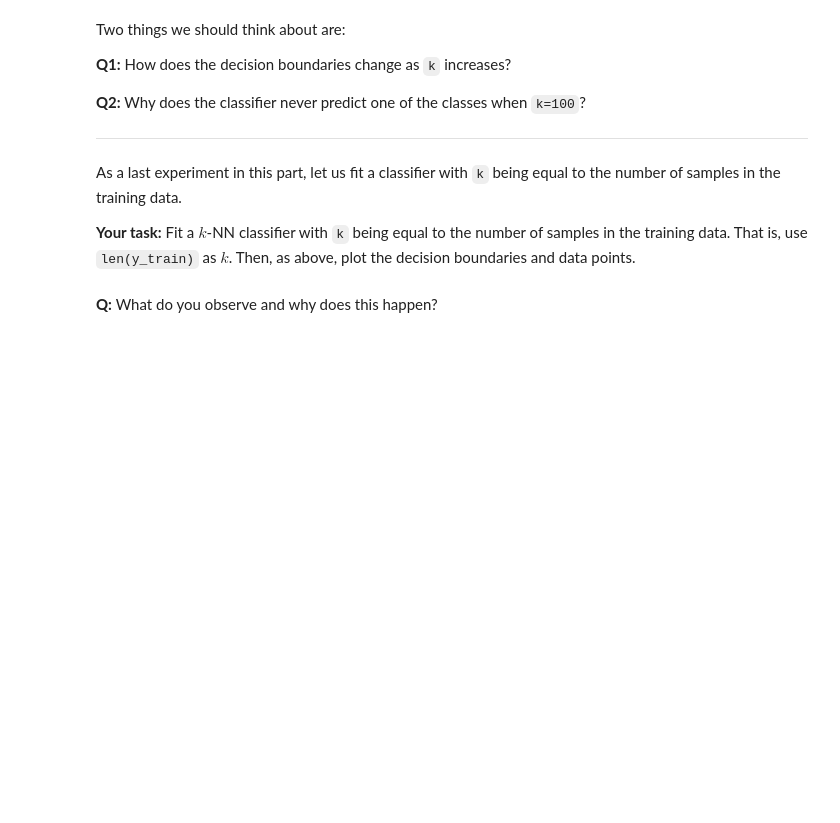
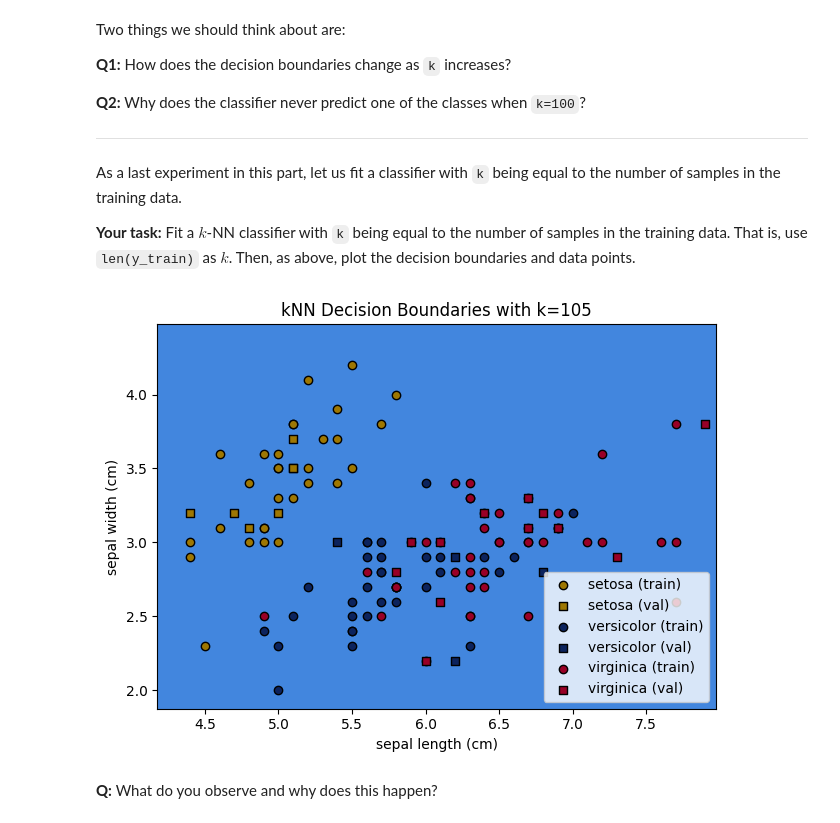
Before and after one commit to vhrollo/3-semester, a Jupyter notebook: INF264/homework/INF264_HW1_2024_Template.ipynb, the cells around one changed output. Saved outputs shown, nothing was run; the diff lists cells and outputs as text; code cells hidden in the pictures; blank space fills up the shorter version.

```diff
--- a/INF264/homework/INF264_HW1_2024_Template.ipynb
+++ b/INF264/homework/INF264_HW1_2024_Template.ipynb
@@ -296,13 +292,16 @@ As a last experiment in this part, let us fit a classifier with `k` being equal
 # %%
 fig, ax = plt.subplots()
 
-k = ... #TODO! Let k be equal to the number of training samples
-clf = ... #TODO! Create a KNeighborsClassifier with k neighbors and fit it to the training data
+k = len(y_train) # Let k be equal to the number of training samples
+clf = KNeighborsClassifier(n_neighbors=k, weights=weights, metric=metric) # Create a KNeighborsClassifier with k neighbors and fit it to the training data
+clf.fit(X_train, y_train)
 
 plot_knn_decision_boundaries(X_train, y_train, X_val, y_val, clf, ax)
 ax.set_title(f"kNN Decision Boundaries with k={k}")
 fig.tight_layout()
 plt.show()
+# %% [output]
+[figure, added]
 # %% [markdown]
 **Q:** What do you observe and why does this happen?
 # %% [markdown]
```
Also changed, not shown: parts of 12 cells of this notebook, 1 other file.
